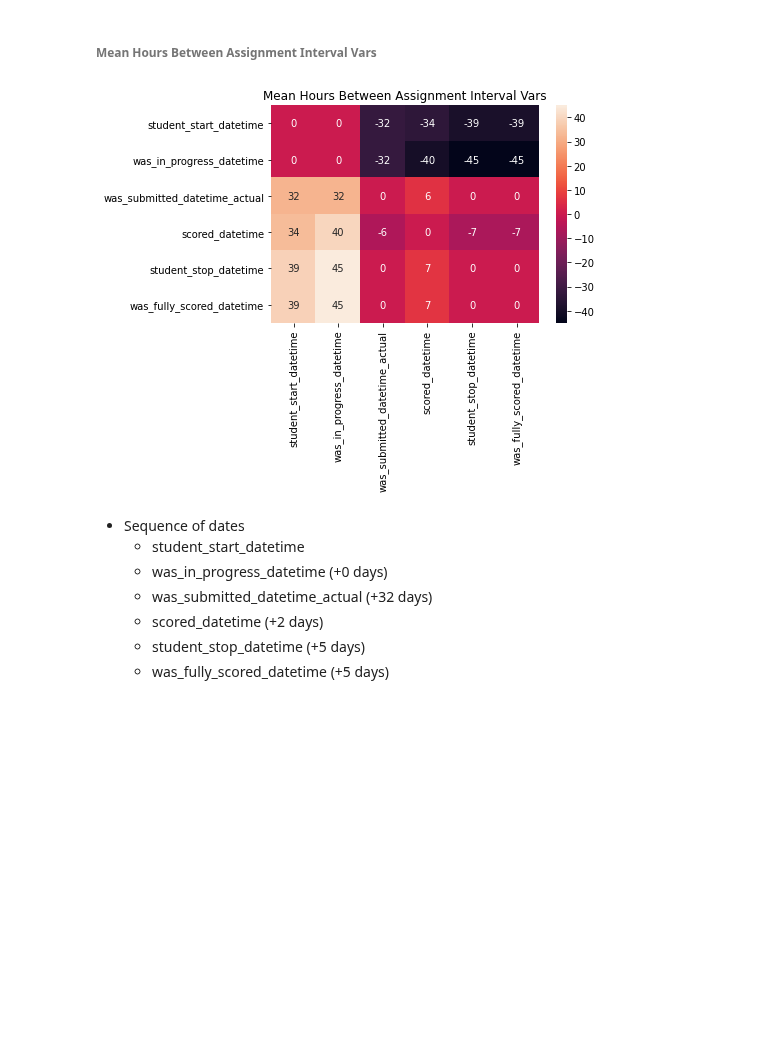
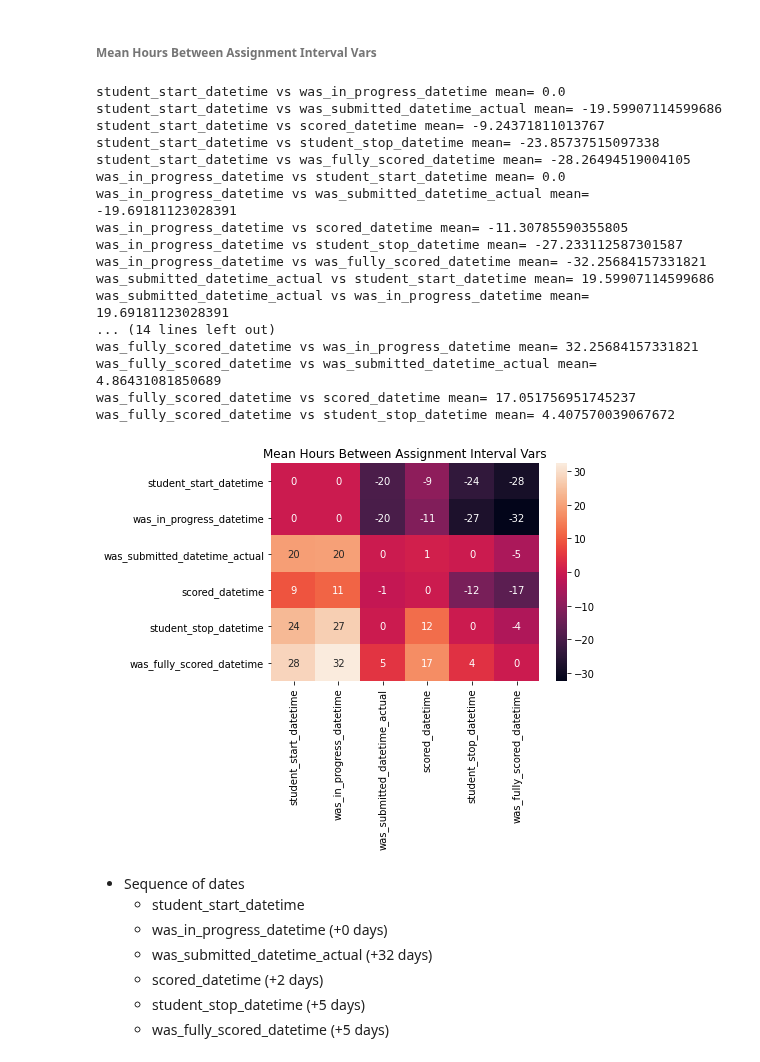
Before and after one commit to dlhinkley/c772-capstone-project, a Jupyter notebook: juniper/summary/descriptive-statistics.ipynb, the cells around one changed output. Saved outputs shown, nothing was run; the diff lists cells and outputs as text; code cells hidden in the pictures; blank space fills up the shorter version.

```diff
--- a/juniper/summary/descriptive-statistics.ipynb
+++ b/juniper/summary/descriptive-statistics.ipynb
@@ -413,18 +430,26 @@ date_diff_map(sampDf.select(allIntVars).toPandas(), "Mean Days Between All Inter
 # %% [markdown]
 ###### Mean Hours Between Assignment Interval Vars
-# %%
-# assignIntVars = [i for i in allIntVars if i not in cats['assignmentVars']]
-assignIntVars = [
-'student_start_datetime',
-'was_in_progress_datetime',
-'was_submitted_datetime_actual',
-'scored_datetime',
-'student_stop_datetime',
-'was_fully_scored_datetime',
-]
-date_diff_map(sampDf.select(assignIntVars).toPandas(), "Mean Hours Between Assignment Interval Vars", 'h')
-# %% [output]
-[figure, removed]
+# %%
+mean_hours_assignment_interval(sampDf)
+# %% [output]
+student_start_datetime vs was_in_progress_datetime mean= 0.0
+student_start_datetime vs was_submitted_datetime_actual mean= -19.59907114599686
+student_start_datetime vs scored_datetime mean= -9.24371811013767
+student_start_datetime vs student_stop_datetime mean= -23.85737515097338
+student_start_datetime vs was_fully_scored_datetime mean= -28.26494519004105
+was_in_progress_datetime vs student_start_datetime mean= 0.0
+was_in_progress_datetime vs was_submitted_datetime_actual mean= -19.69181123028391
+was_in_progress_datetime vs scored_datetime mean= -11.30785590355805
+was_in_progress_datetime vs student_stop_datetime mean= -27.233112587301587
+was_in_progress_datetime vs was_fully_scored_datetime mean= -32.25684157331821
+was_submitted_datetime_actual vs student_start_datetime mean= 19.59907114599686
+was_submitted_datetime_actual vs was_in_progress_datetime mean= 19.69181123028391
+... (14 lines left out)
+was_fully_scored_datetime vs was_in_progress_datetime mean= 32.25684157331821
+was_fully_scored_datetime vs was_submitted_datetime_actual mean= 4.86431081850689
+was_fully_scored_datetime vs scored_datetime mean= 17.051756951745237
+was_fully_scored_datetime vs student_stop_datetime mean= 4.407570039067672
+[figure, added]
 # %% [markdown]
 - Sequence of dates
   - student_start_datetime
```
Also changed, not shown: parts of 2 cells of this notebook, 2 other files.
